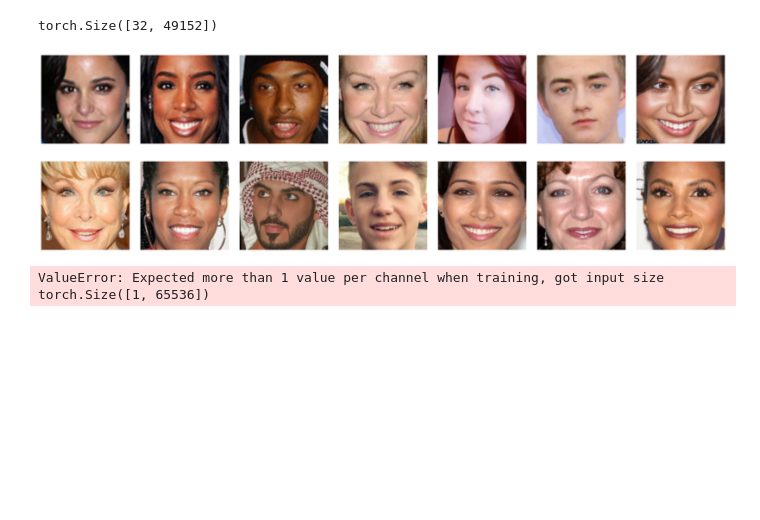
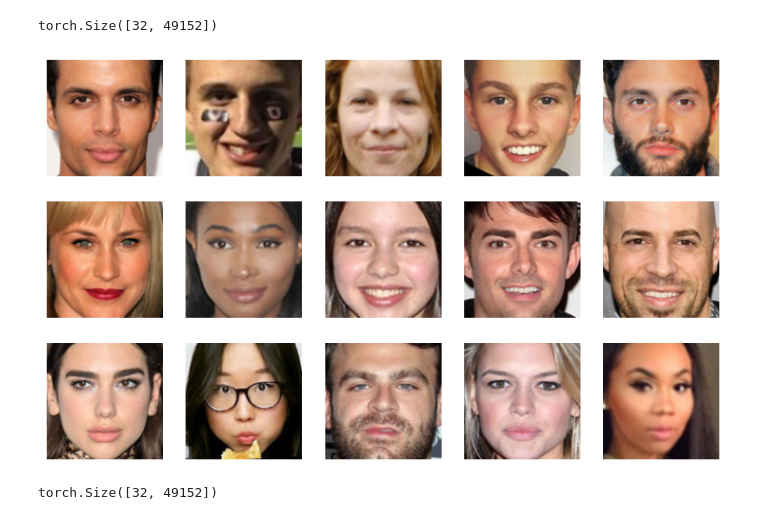
Before and after one commit to marcanii/SIS421---2-23, a Jupyter notebook: Laboratories/Lab05/02_gans.ipynb, the cells around one changed output. Drawn from its saved outputs; the diff is of its cells as text; code cells hidden in the pictures; blank space fills up the shorter version.

Commit message:
probrando modelo gann, haciendo transfer learning para modelo discriminador

```diff
--- a/Laboratories/Lab05/02_gans.ipynb
+++ b/Laboratories/Lab05/02_gans.ipynb
@@ -22,8 +22,10 @@ class EnsureRGBChannels:
 transform = transforms.Compose([
         EnsureRGBChannels(),
         transforms.Resize((128 , 128)),
-        transforms.ToTensor()
-    ])
+        transforms.ToTensor(),
+        transforms.Lambda(lambda x: x.flatten()),
+        transforms.Lambda(lambda x: x * 2.0 - 1.0)
+])
 
 # Cargar datos de entrenamiento
-train_dataset = ImageFolder(root=root, transform=transform)
+train = ImageFolder(root=root, transform=transform)
@@ -71,22 +50,3 @@ imgs = next(iter(dataloader))
 imgs.shape
 # %% [output]
 torch.Size([32, 49152])
-# %%
-import random
-import matplotlib.pyplot as plt
-
-r, c = 2, 7
-plt.figure(figsize=(c * 4, r * 4))  # Aumenta el tamaño de la figura para imágenes de 128x128
-for row in range(r):
-    for col in range(c):
-        index = c * row + col
-        plt.subplot(r, c, index + 1)
-        ix = random.randint(0, len(train) - 1)
-        img = train[ix].reshape(3, 128, 128).cpu().numpy()  # Reshape para obtener la imagen 3x128x128
-        img = img.transpose(1, 2, 0)  # Cambia el orden de los canales de color a (128, 128, 3)
-        plt.imshow(img)  # No es necesario especificar cmap para mostrar en color
-        plt.axis("off")
-plt.subplots_adjust(wspace=0.1, hspace=0.2)
-plt.show()
-# %% [output]
-[figure, removed]
@@ -120,0 +53,14 @@ class Generator(nn.Module):
+# %%
+import random
+import matplotlib.pyplot as plt
+
+fig, axs = plt.subplots(3,5, figsize=(10,6))
+for _ax in axs:
+    for ax in _ax:
+        ix = random.randint(0, len(train)-1)
+        img, lab = train[ix]
+        ax.imshow(img.reshape(3,128,128).permute(1,2,0)*0.5+0.5)
+        ax.axis('off')
+plt.show()
+# %% [output]
+[figure, added]
@@ -121,6 +103,6 @@ class Generator(nn.Module):
 # %%
-generator = Generator()
-output = generator(torch.randn(1, 100))
+generator = Generator(channel=3)
+output = generator(torch.randn(32, 100))
 output.shape
 # %% [output]
-ValueError: Expected more than 1 value per channel when training, got input size torch.Size([1, 65536])
+torch.Size([32, 49152])
```
Also changed, not shown: parts of 21 cells of this notebook, 1 other file.
